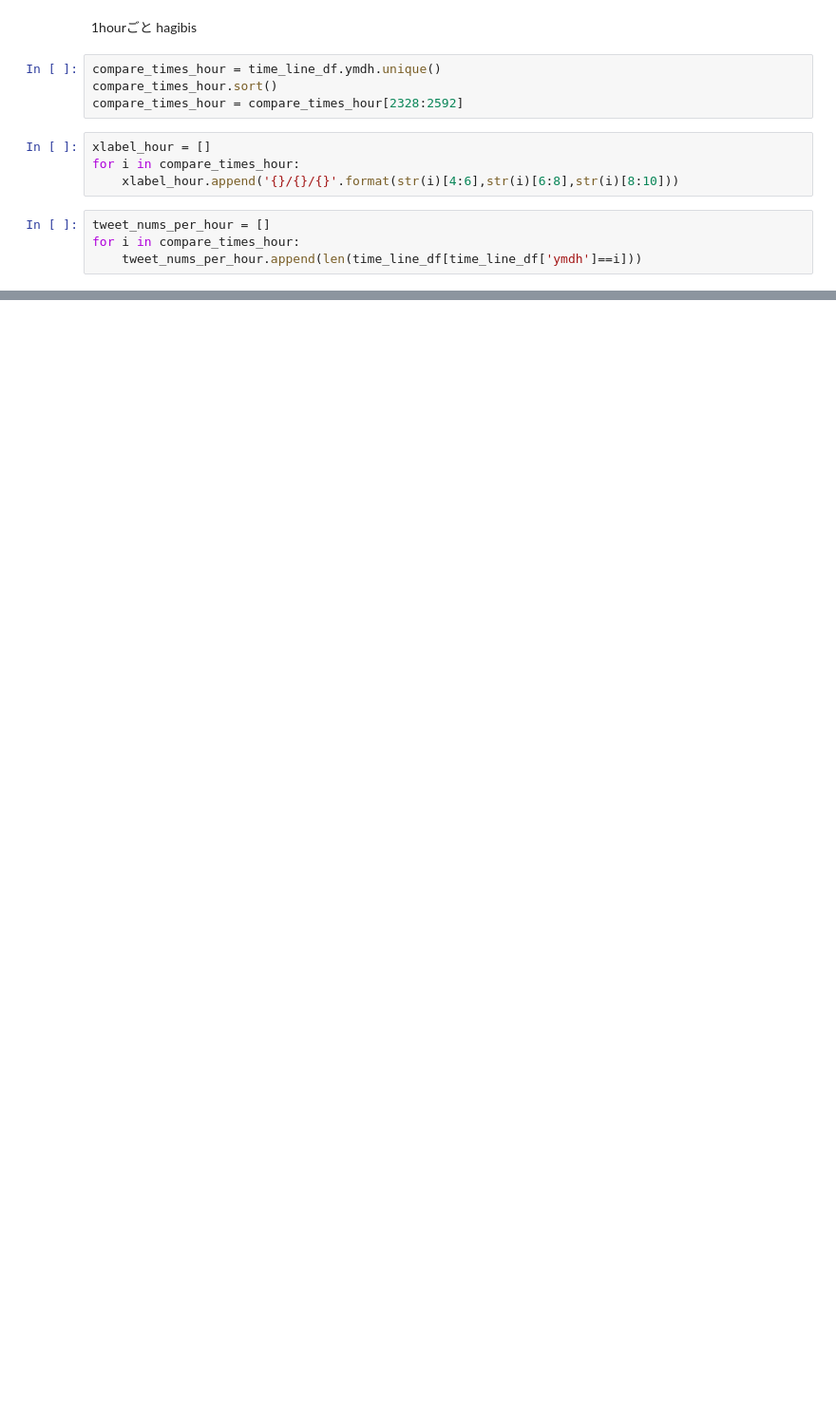
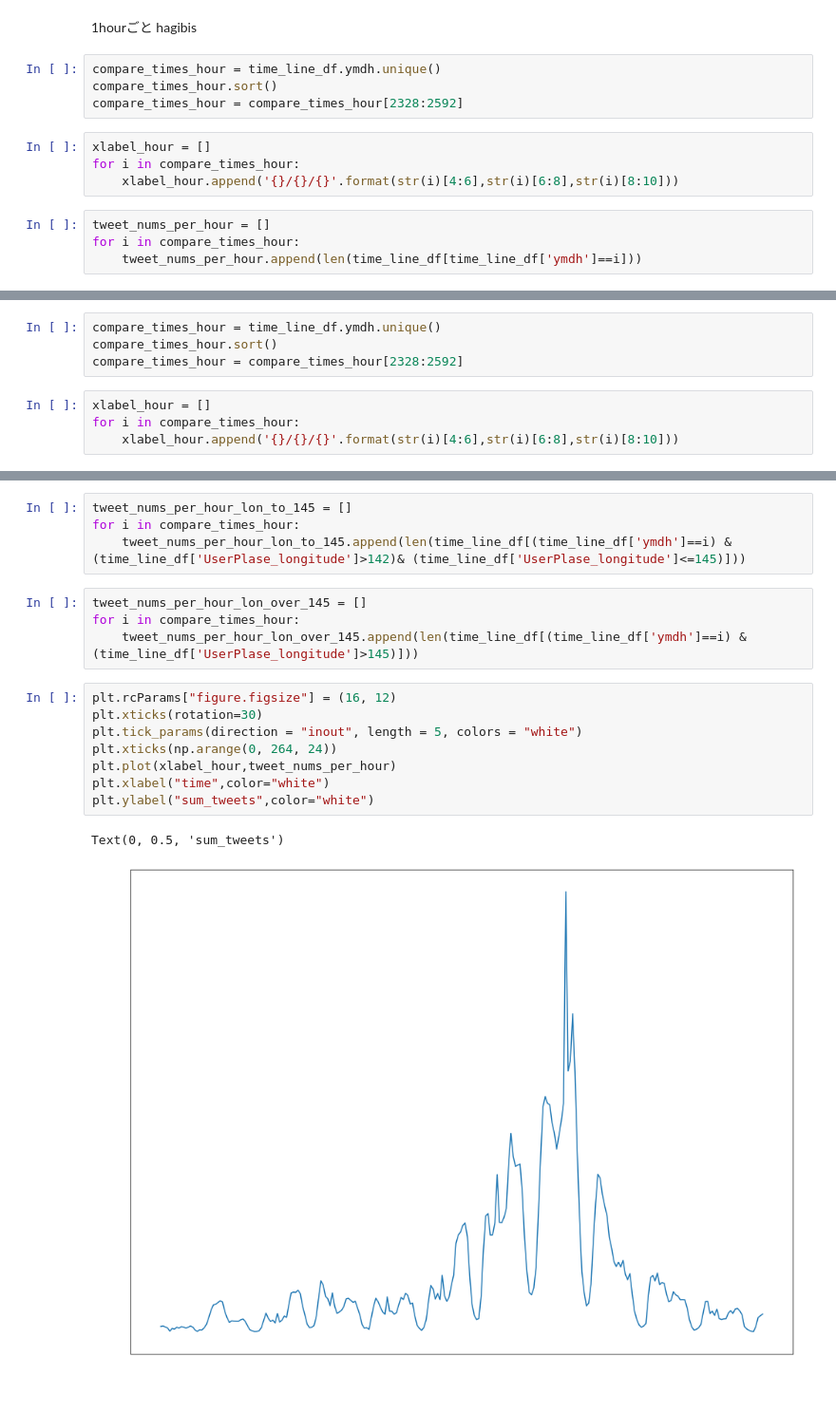
Before and after one commit to sy-zvjkqv/disaster_analysis_Twitter, a Jupyter notebook: notebooks/hurricane/analysis.ipynb, the cells around one changed output, grey strips where cells are left out. Shown at 95% size. Drawn from its saved outputs; the diff is of its cells as text; blank space fills up the shorter version.

```diff
--- a/notebooks/hurricane/analysis.ipynb
+++ b/notebooks/hurricane/analysis.ipynb
@@ -157,0 +195,8 @@ m
+# %%
+compare_times_hour = time_line_df.ymdh.unique()
+compare_times_hour.sort()
+compare_times_hour = compare_times_hour[2328:2592]
+# %%
+xlabel_hour = []
+for i in compare_times_hour:
+    xlabel_hour.append('{}/{}/{}'.format(str(i)[4:6],str(i)[6:8],str(i)[8:10]))
@@ -157,0 +223,19 @@ m
+# %%
+tweet_nums_per_hour_lon_to_145 = []
+for i in compare_times_hour:
+    tweet_nums_per_hour_lon_to_145.append(len(time_line_df[(time_line_df['ymdh']==i) & (time_line_df['UserPlase_longitude']>142)& (time_line_df['UserPlase_longitude']<=145)]))
+# %%
+tweet_nums_per_hour_lon_over_145 = []
+for i in compare_times_hour:
+    tweet_nums_per_hour_lon_over_145.append(len(time_line_df[(time_line_df['ymdh']==i) & (time_line_df['UserPlase_longitude']>145)]))
+# %%
+plt.rcParams["figure.figsize"] = (16, 12)
+plt.xticks(rotation=30)
+plt.tick_params(direction = "inout", length = 5, colors = "white")
+plt.xticks(np.arange(0, 264, 24))
+plt.plot(xlabel_hour,tweet_nums_per_hour)
+plt.xlabel("time",color="white")
+plt.ylabel("sum_tweets",color="white")
+# %% [output]
+Text(0, 0.5, 'sum_tweets')
+[figure, added]
```
Also changed, not shown: parts of 21 cells of this notebook, 2 other files.
